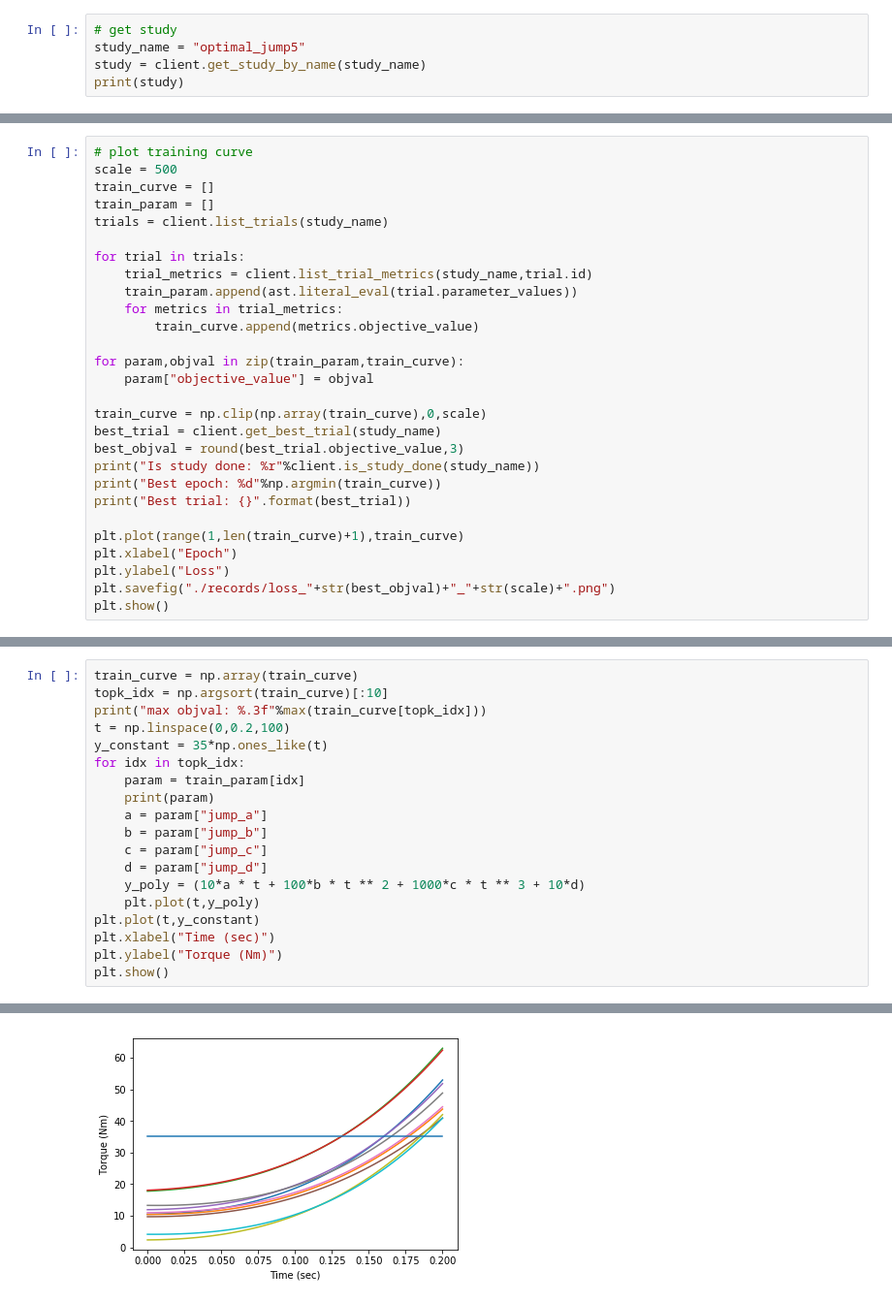
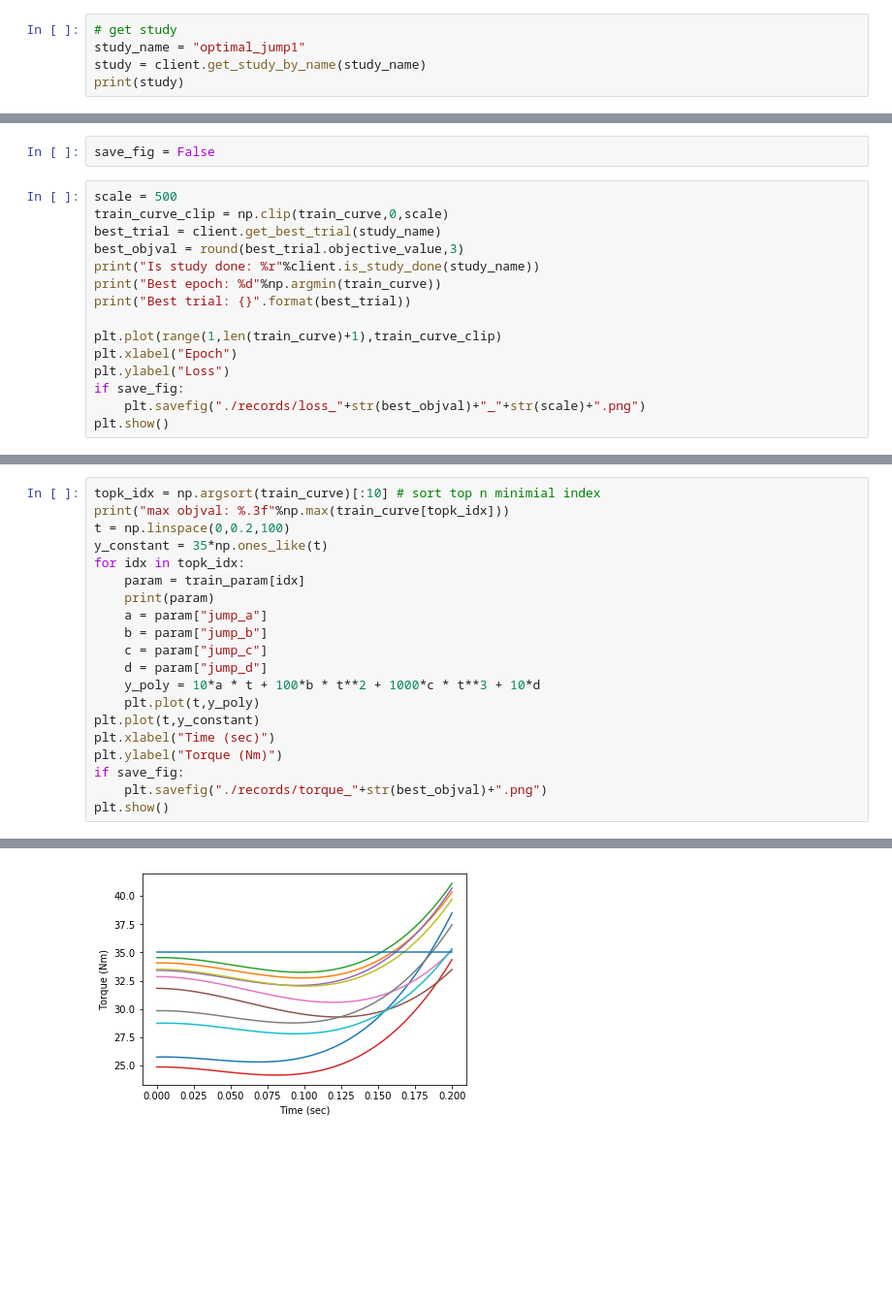
Before and after one commit to silvery107/wheeled-bipedal-jumping, a Jupyter notebook: MiniNezha/plot.ipynb, the cells around one changed output, grey strips where cells are left out. Shown: that part at 97% size. Cells and saved outputs as stored; diff of their text form; blank space fills up the shorter version.

```diff
--- a/MiniNezha/plot.ipynb
+++ b/MiniNezha/plot.ipynb
@@ -7,7 +7,7 @@ from advisor_client.client import *
 client = AdvisorClient()
 # %%
 # get study
-study_name = "optimal_jump5"
+study_name = "optimal_jump1"
 study = client.get_study_by_name(study_name)
 print(study)
 # %% [output]
@@ -15,30 +31,19 @@ Id: 5, name: optimal_jump5, study_configuration: {"randomInitTrials": 20, "param
+# %%
+save_fig = False
 # %%
-# plot training curve
 scale = 500
-train_curve = []
-train_param = []
-trials = client.list_trials(study_name)
-
-for trial in trials:
-    trial_metrics = client.list_trial_metrics(study_name,trial.id)
-    train_param.append(ast.literal_eval(trial.parameter_values))
-    for metrics in trial_metrics:
-        train_curve.append(metrics.objective_value)
-
-for param,objval in zip(train_param,train_curve):
-    param["objective_value"] = objval
-
-train_curve = np.clip(np.array(train_curve),0,scale)
+train_curve_clip = np.clip(train_curve,0,scale)
 best_trial = client.get_best_trial(study_name)
 best_objval = round(best_trial.objective_value,3)
 print("Is study done: %r"%client.is_study_done(study_name))
 print("Best epoch: %d"%np.argmin(train_curve))
 print("Best trial: {}".format(best_trial))
 
-plt.plot(range(1,len(train_curve)+1),train_curve)
+plt.plot(range(1,len(train_curve)+1),train_curve_clip)
 plt.xlabel("Epoch")
 plt.ylabel("Loss")
-plt.savefig("./records/loss_"+str(best_objval)+"_"+str(scale)+".png")
+if save_fig:
+    plt.savefig("./records/loss_"+str(best_objval)+"_"+str(scale)+".png")
 plt.show()
 # %% [output]
 Is study done: True
@@ -48,7 +53,6 @@ Best trial: Id: 623, study_name: optimal_jump5, name: BayesianOptimizationTrial,
 # %%
-train_curve = np.array(train_curve)
-topk_idx = np.argsort(train_curve)[:10]
-print("max objval: %.3f"%max(train_curve[topk_idx]))
+topk_idx = np.argsort(train_curve)[:10] # sort top n minimial index
+print("max objval: %.3f"%np.max(train_curve[topk_idx]))
 t = np.linspace(0,0.2,100)
 y_constant = 35*np.ones_like(t)
 for idx in topk_idx:
@@ -58,10 +62,12 @@ for idx in topk_idx:
     b = param["jump_b"]
     c = param["jump_c"]
     d = param["jump_d"]
-    y_poly = (10*a * t + 100*b * t ** 2 + 1000*c * t ** 3 + 10*d)
+    y_poly = 10*a * t + 100*b * t**2 + 1000*c * t**3 + 10*d
     plt.plot(t,y_poly)
 plt.plot(t,y_constant)
 plt.xlabel("Time (sec)")
 plt.ylabel("Torque (Nm)")
+if save_fig:
+    plt.savefig("./records/torque_"+str(best_objval)+".png")
 plt.show()
 # %% [output]
@@ -79 +85 @@ max objval: 28.197
-[figure, old version]
+[figure, new version]
```
Also changed, not shown: parts of 11 cells of this notebook.
